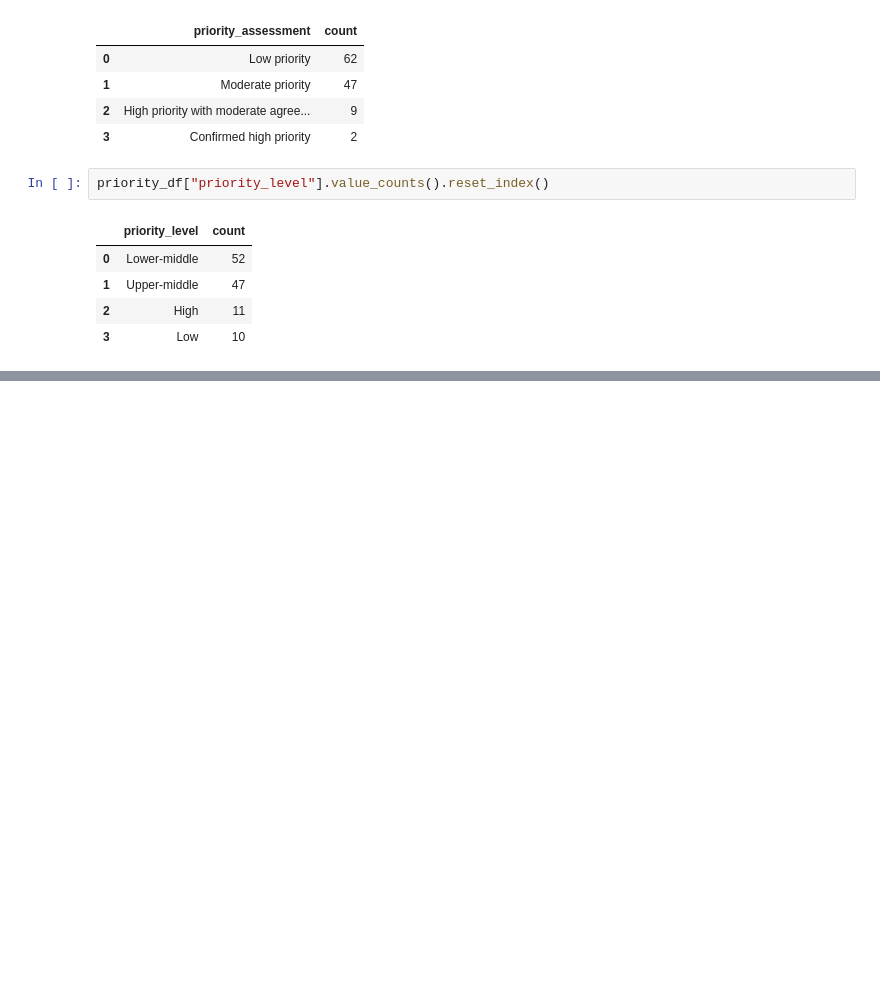
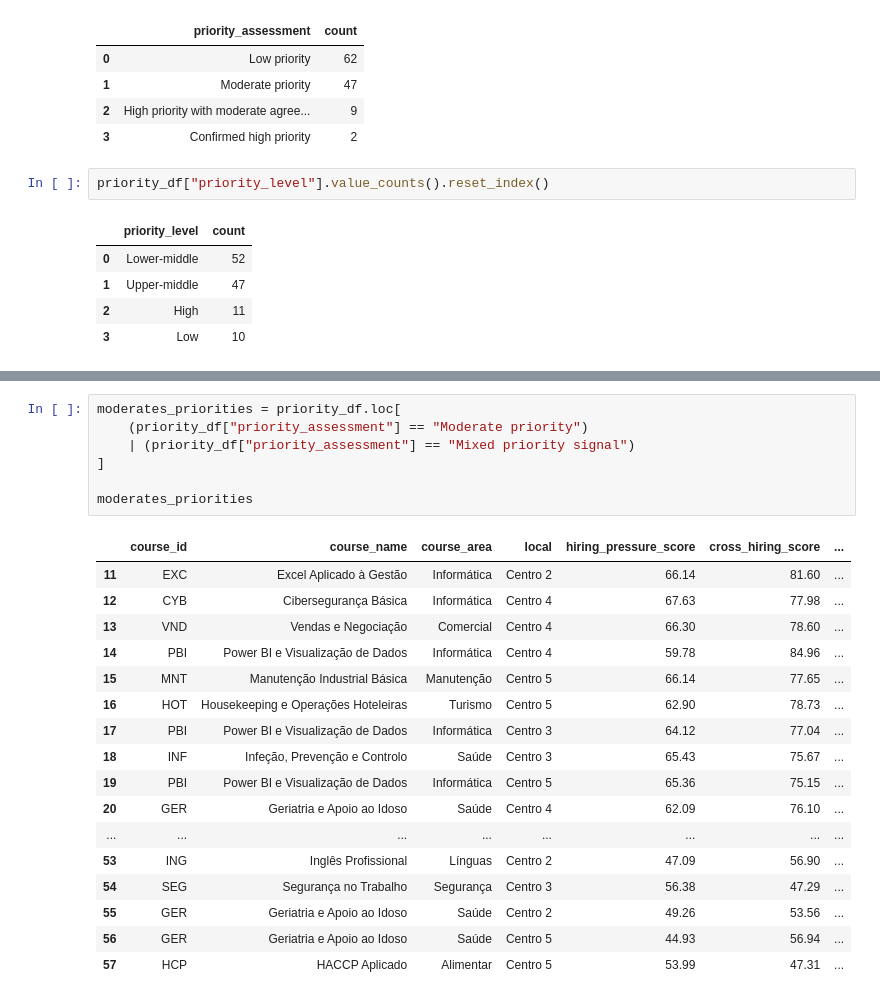
Before and after one commit to nathansperinde/Hiring-Needs-Analysis, a Jupyter notebook: notebooks/05_priority_analysis.ipynb, the cells around one changed output, grey strips where cells are left out. Saved outputs shown, nothing was run; the diff lists cells and outputs as text; blank space fills up the shorter version.

```diff
--- a/notebooks/05_hiring_needs_analysis.ipynb
+++ b/notebooks/05_priority_analysis.ipynb
@@ -923,3 +929,28 @@ priority_df.loc[
 | 8 | EXC | Excel Aplicado à Gestão | Informática | Centro 4 | 71.38 | 84.29 | ... |
 | 9 | CYB | Cibersegurança Básica | Informática | Centro 2 | 68.20 | 87.10 | ... |
 | 10 | PYT | Introdução à Programação em Python | Informática | Centro 1 | 67.95 | 85.00 | ... |
+# %%
+moderates_priorities = priority_df.loc[
+    (priority_df["priority_assessment"] == "Moderate priority")
+    | (priority_df["priority_assessment"] == "Mixed priority signal")
+]
+
+moderates_priorities
+# %% [output]
+|  | course_id | course_name | course_area | local | hiring_pressure_score | cross_hiring_score | ... |
+| 11 | EXC | Excel Aplicado à Gestão | Informática | Centro 2 | 66.14 | 81.60 | ... |
+| 12 | CYB | Cibersegurança Básica | Informática | Centro 4 | 67.63 | 77.98 | ... |
+| 13 | VND | Vendas e Negociação | Comercial | Centro 4 | 66.30 | 78.60 | ... |
+| 14 | PBI | Power BI e Visualização de Dados | Informática | Centro 4 | 59.78 | 84.96 | ... |
+| 15 | MNT | Manutenção Industrial Básica | Manutenção | Centro 5 | 66.14 | 77.65 | ... |
+| 16 | HOT | Housekeeping e Operações Hoteleiras | Turismo | Centro 5 | 62.90 | 78.73 | ... |
+| 17 | PBI | Power BI e Visualização de Dados | Informática | Centro 3 | 64.12 | 77.04 | ... |
+| 18 | INF | Infeção, Prevenção e Controlo | Saúde | Centro 3 | 65.43 | 75.67 | ... |
+| 19 | PBI | Power BI e Visualização de Dados | Informática | Centro 5 | 65.36 | 75.15 | ... |
+| 20 | GER | Geriatria e Apoio ao Idoso | Saúde | Centro 4 | 62.09 | 76.10 | ... |
+| ... | ... | ... | ... | ... | ... | ... | ... |
+| 53 | ING | Inglês Profissional | Línguas | Centro 2 | 47.09 | 56.90 | ... |
+| 54 | SEG | Segurança no Trabalho | Segurança | Centro 3 | 56.38 | 47.29 | ... |
+| 55 | GER | Geriatria e Apoio ao Idoso | Saúde | Centro 2 | 49.26 | 53.56 | ... |
+| 56 | GER | Geriatria e Apoio ao Idoso | Saúde | Centro 5 | 44.93 | 56.94 | ... |
+| 57 | HCP | HACCP Aplicado | Alimentar | Centro 5 | 53.99 | 47.31 | ... |
```
Also changed, not shown: parts of 6 cells of this notebook, 3 other files.
